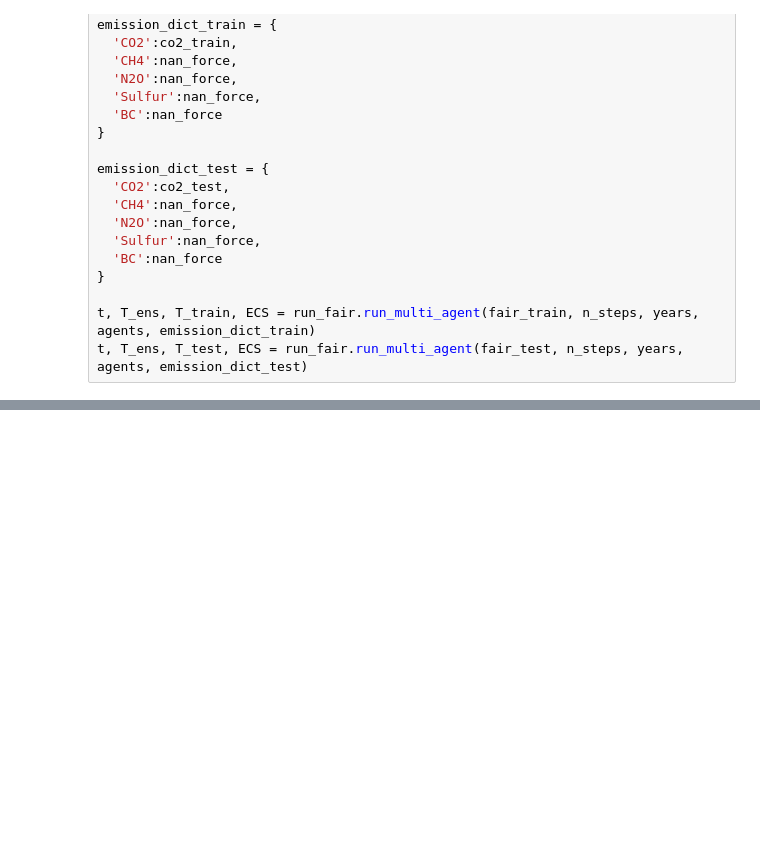
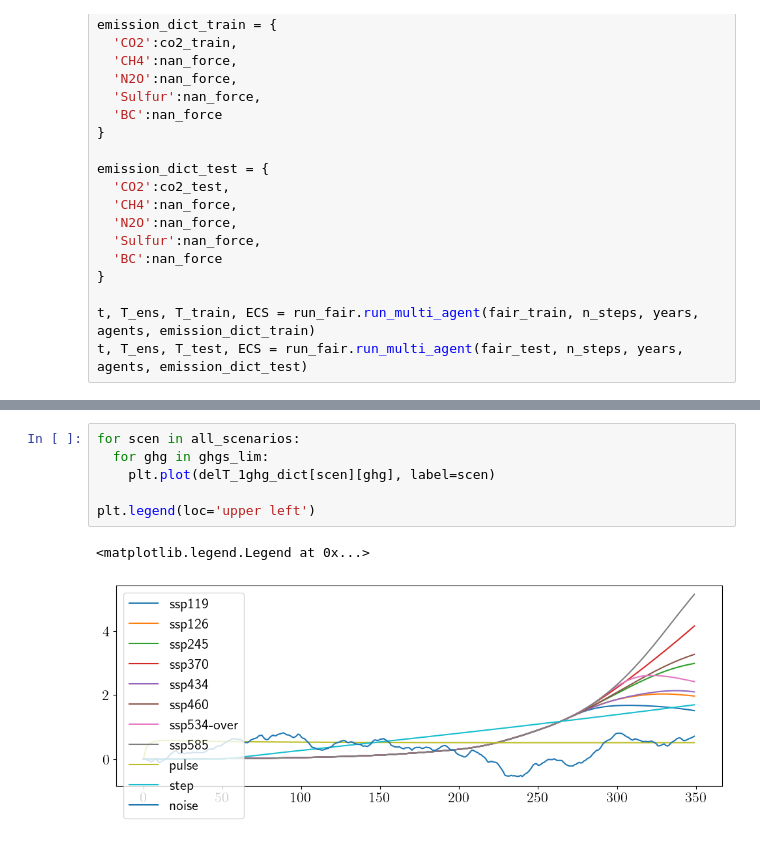
Before and after one commit to cbwomack/Emulator_Training_Data, a Jupyter notebook: MLP.ipynb, the cells around one changed output, grey strips where cells are left out. Drawn from its saved outputs; the diff is of its cells as text; blank space fills up the shorter version.

```diff
--- a/MLP.ipynb
+++ b/MLP.ipynb
@@ -114,0 +109,9 @@ RMSE: 0.14681038100233706
+# %%
+for scen in all_scenarios:
+  for ghg in ghgs_lim:
+    plt.plot(delT_1ghg_dict[scen][ghg], label=scen)
+
+plt.legend(loc='upper left')
+# %% [output]
+<matplotlib.legend.Legend at 0x...>
+[figure, added]
```
Also changed, not shown: parts of 17 cells of this notebook, 25 other files.
